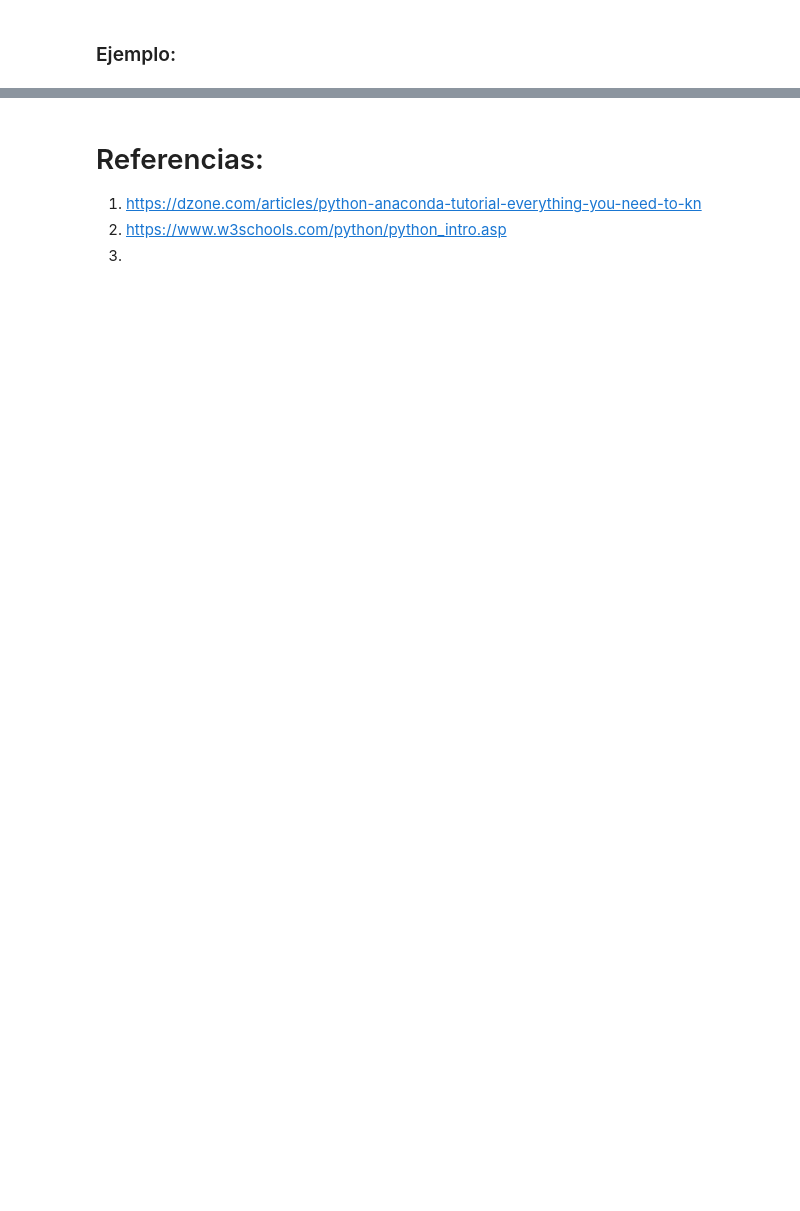
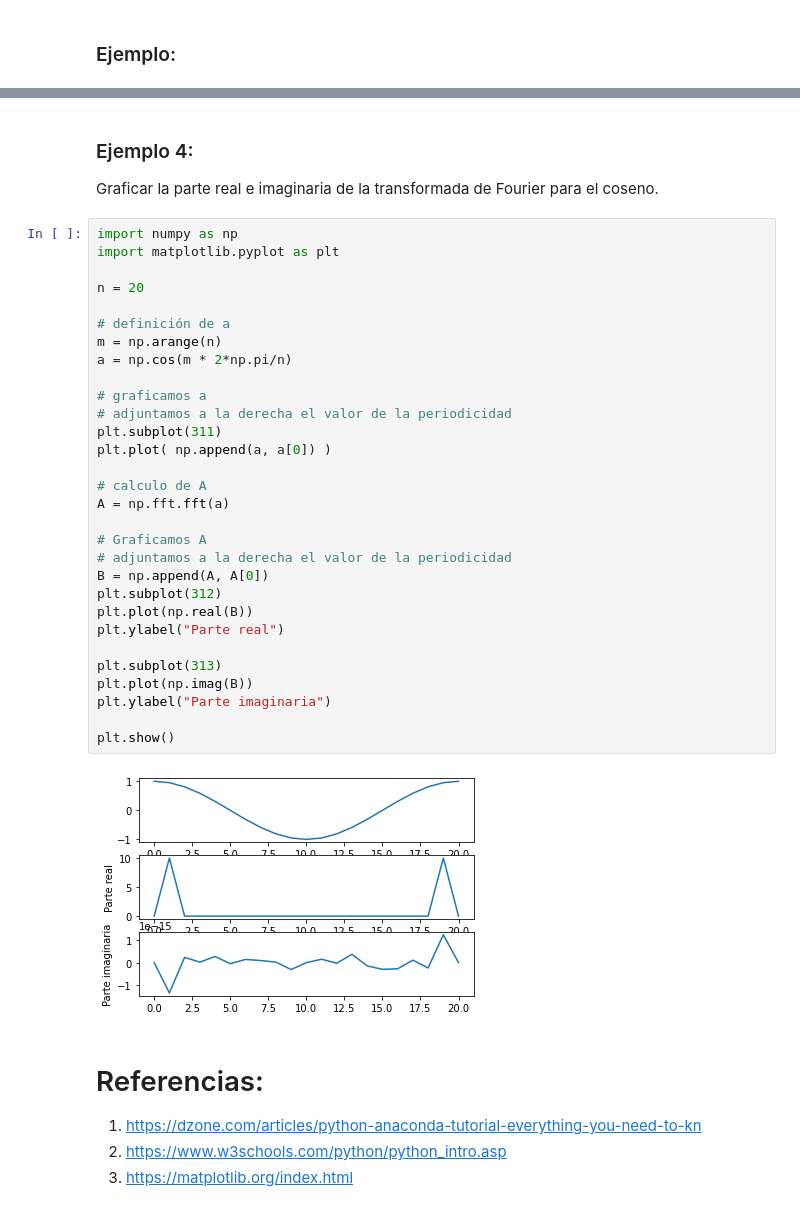
Before and after one commit to FeerJim/intro_Python, a Jupyter notebook: Intro.ipynb, the cells around one changed output, grey strips where cells are left out. Saved outputs shown, nothing was run; the diff lists cells and outputs as text; blank space fills up the shorter version.

```diff
--- a/Intro.ipynb
+++ b/Intro.ipynb
@@ -98,6 +227,41 @@ x = linalg.solve(U,y)
+# %% [markdown]
+### Ejemplo 4:
+Graficar la parte real e imaginaria de la transformada de Fourier para el coseno.
+# %%
+import numpy as np
+import matplotlib.pyplot as plt
+
+n = 20
+
+# definición de a
+m = np.arange(n)
+a = np.cos(m * 2*np.pi/n)
+
+# graficamos a
+# adjuntamos a la derecha el valor de la periodicidad
+plt.subplot(311)
+plt.plot( np.append(a, a[0]) )
+
+# calculo de A
+A = np.fft.fft(a)
+
+# Graficamos A
+# adjuntamos a la derecha el valor de la periodicidad
+B = np.append(A, A[0])
+plt.subplot(312)
+plt.plot(np.real(B))
+plt.ylabel("Parte real")
+
+plt.subplot(313)
+plt.plot(np.imag(B))
+plt.ylabel("Parte imaginaria")
+
+plt.show()
+# %% [output]
+[figure, added]
 # %% [markdown]
 Referencias:
 ==
 1. https://dzone.com/articles/python-anaconda-tutorial-everything-you-need-to-kn
 2. https://www.w3schools.com/python/python_intro.asp
-3.
+3. https://matplotlib.org/index.html
```
Also changed, not shown: parts of 17 cells of this notebook.
